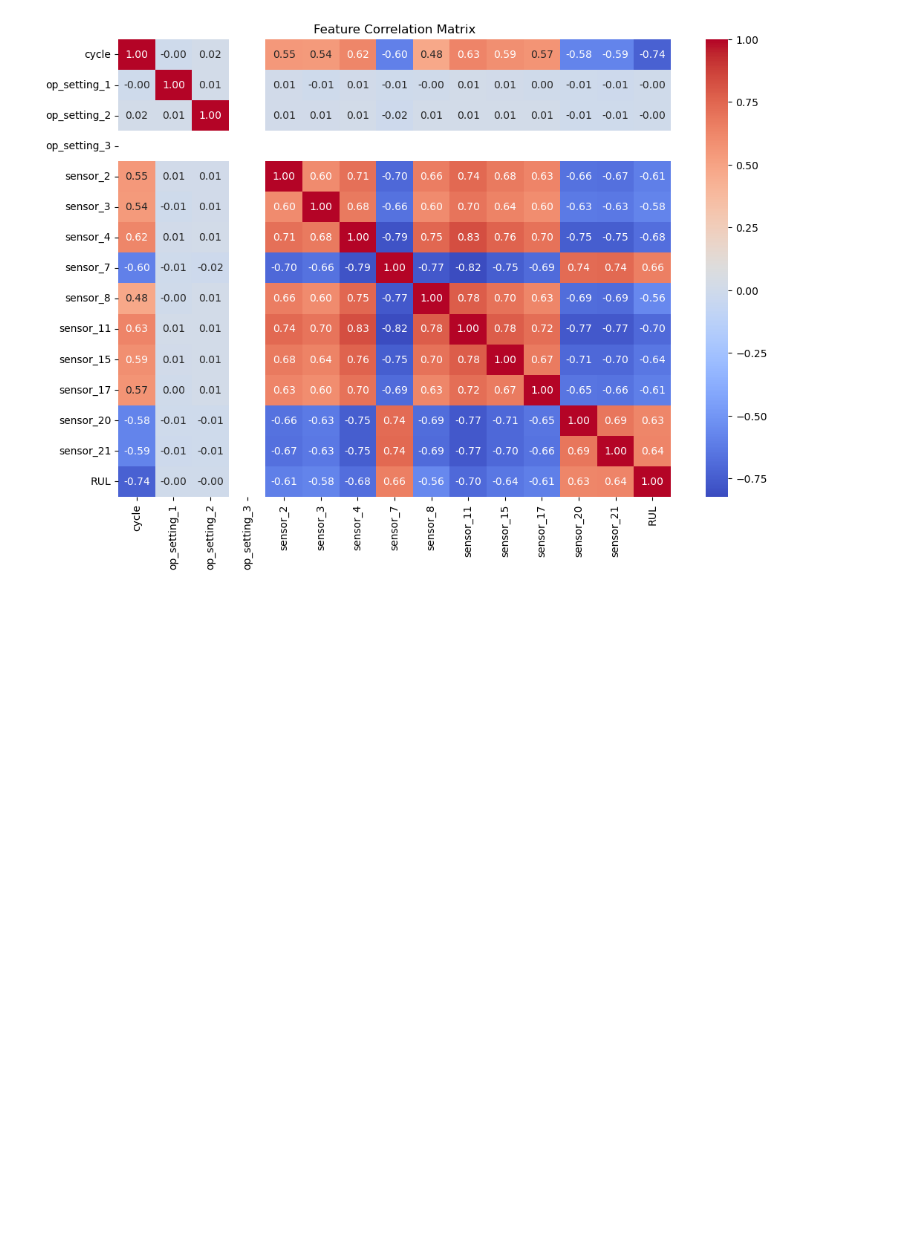
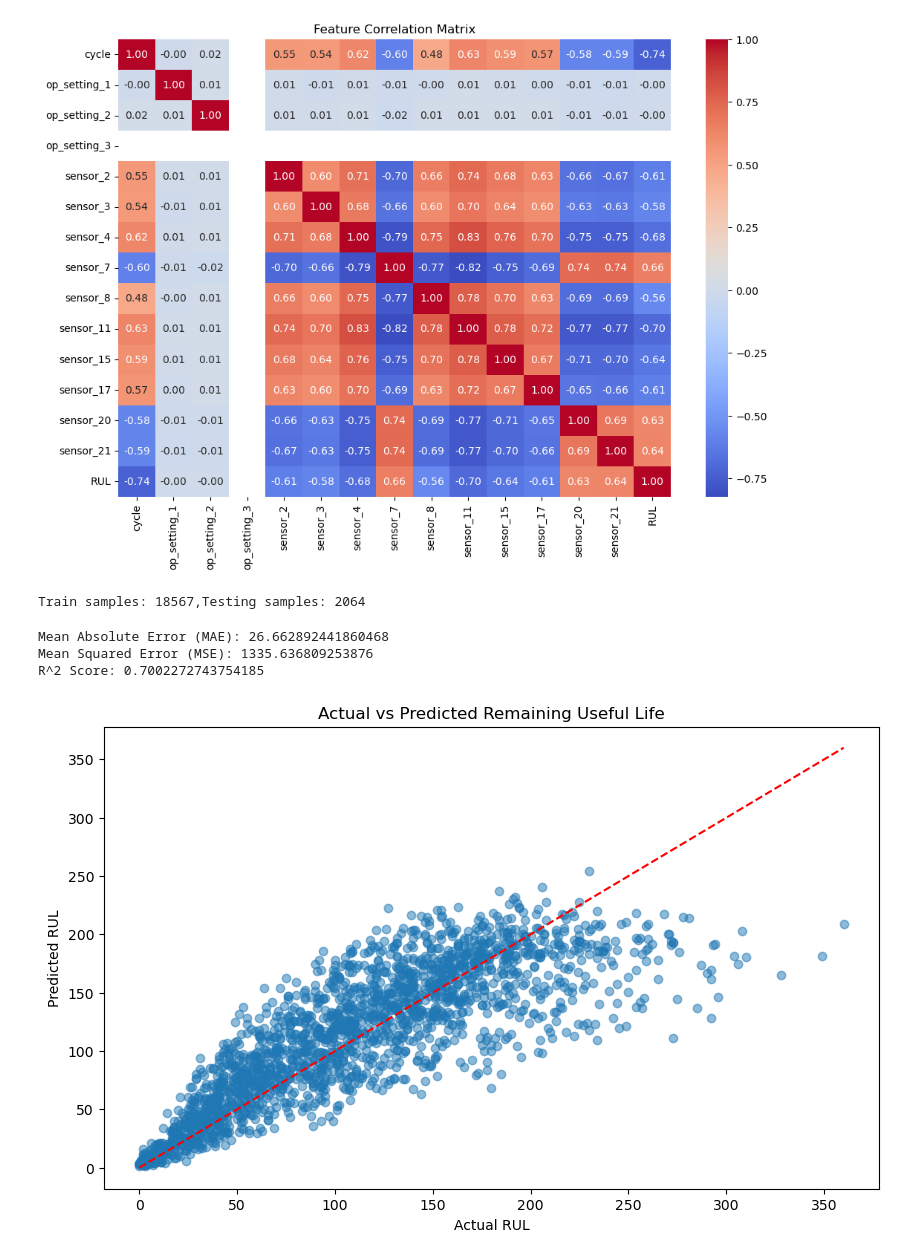
Before and after one commit to arpandey1405/Project001, a Jupyter notebook: pmme1.ipynb, the cells around one changed output. Cells and saved outputs as stored; diff of their text form; code cells hidden in the pictures; blank space fills up the shorter version.

Commit message:
model updated
model updated

```diff
--- a/pmme1.ipynb
+++ b/pmme1.ipynb
@@ -161,3 +161,51 @@ plt.show()
 # %% [output]
 [figure]
 [figure]
+# %%
+from sklearn.model_selection import train_test_split
+
+X=df_filtered.drop('RUL',axis=1)
+y=df_filtered['RUL']
+
+X_train,X_test,y_train,y_test=train_test_split(X,y,test_size=0.1,random_state=42)
+print(f"Train samples: {X_train.shape[0]},Testing samples: {X_test.shape[0]}")
+# %% [output]
+Train samples: 18567,Testing samples: 2064
+# %%
+from sklearn.preprocessing import StandardScaler
+
+scaler = StandardScaler()
+
+X_train_scaled = scaler.fit_transform(X_train)
+X_test_scaled = scaler.transform(X_test)
+# %%
+from sklearn.ensemble import RandomForestRegressor
+from sklearn.metrics import mean_squared_error, mean_absolute_error, r2_score
+
+# Initialize model
+rf = RandomForestRegressor(n_estimators=100, random_state=42)
+
+# Train
+rf.fit(X_train_scaled, y_train)
+
+# Predict
+y_pred = rf.predict(X_test_scaled)
+
+# Evaluate
+print("Mean Absolute Error (MAE):", mean_absolute_error(y_test, y_pred))
+print("Mean Squared Error (MSE):", mean_squared_error(y_test, y_pred))
+print("R^2 Score:", r2_score(y_test, y_pred))
+# %% [output]
+Mean Absolute Error (MAE): 26.662892441860468
+Mean Squared Error (MSE): 1335.636809253876
+R^2 Score: 0.7002272743754185
+# %%
+plt.figure(figsize=(10,6))
+plt.scatter(y_test, y_pred, alpha=0.5)
+plt.plot([0, max(y_test)], [0, max(y_test)], 'r--')  # perfect prediction line
+plt.xlabel("Actual RUL")
+plt.ylabel("Predicted RUL")
+plt.title("Actual vs Predicted Remaining Useful Life")
+plt.show()
+# %% [output]
+[figure, added]
```
Also changed, not shown: 1 other file.
